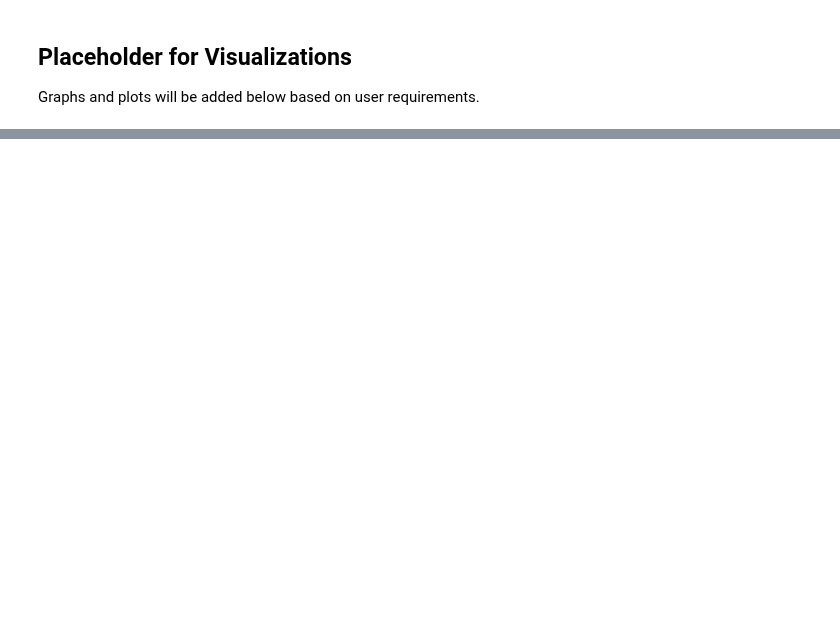
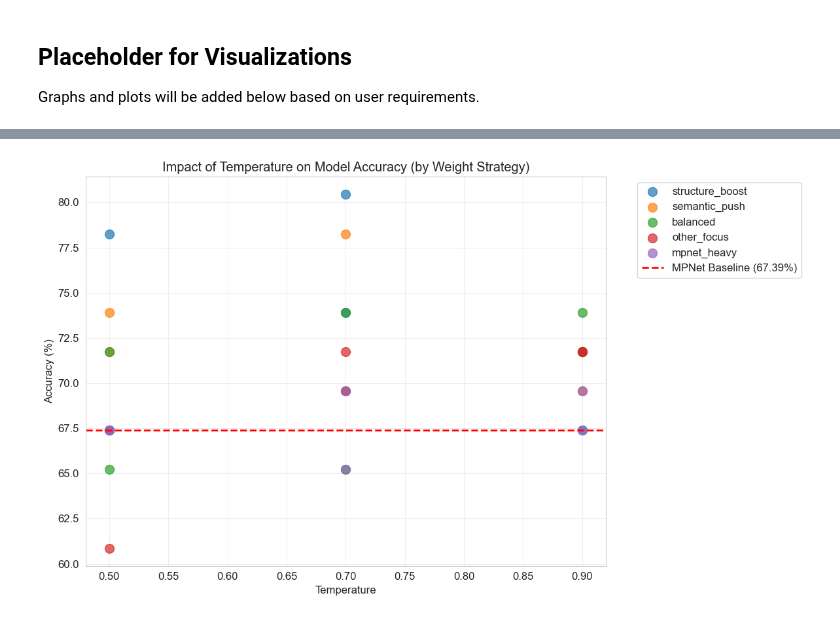
Before and after one commit to xinyuezhang-shirley/cs229FinalProject, a Jupyter notebook: plots.ipynb, the cells around one changed output, grey strips where cells are left out. Cells and saved outputs as stored; diff of their text form; code cells hidden in the pictures; blank space fills up the shorter version.

```diff
--- a/plots.ipynb
+++ b/plots.ipynb
@@ -106,0 +148,35 @@ else:
+# %%
+# ===== PLOT 3: Temperature Impact =====
+if not results_df.empty:
+    fig, ax = plt.subplots(figsize=(12, 7))
+
+    # Get unique weight strategies (from weights 'name' field)
+    results_df['strategy'] = results_df['weights'].apply(lambda w: w.get('name', 'Unknown'))
+    strategies = results_df['strategy'].unique()
+
+    # Color map for strategies
+    colors = plt.cm.tab10(range(len(strategies)))
+    strategy_colors = dict(zip(strategies, colors))
+
+    # Scatter plot with different colors for each strategy
+    for strategy in strategies:
+        strategy_df = results_df[results_df['strategy'] == strategy]
+        ax.scatter(strategy_df['temperature'], strategy_df['triplet_acc'] * 100,
+                  label=strategy, alpha=0.7, s=100, color=strategy_colors[strategy])
+
+    # Add MPNet baseline line
+    ax.axhline(MPNET_BASELINE_ACCURACY * 100, color='red', linestyle='--',
+               linewidth=2, label='MPNet Baseline (67.39%)')
+
+    ax.set_xlabel('Temperature')
+    ax.set_ylabel('Accuracy (%)')
+    ax.set_title('Impact of Temperature on Model Accuracy (by Weight Strategy)')
+    ax.legend(bbox_to_anchor=(1.05, 1), loc='upper left')
+    ax.grid(alpha=0.3)
+    plt.tight_layout()
+    plt.savefig(figures_dir / 'temperature_impact.png', dpi=300, bbox_inches='tight')
+    plt.show()
+else:
+    print("No results to plot. Run grid search first.")
+# %% [output]
+[figure, added]
```
Also changed, not shown: parts of 7 cells of this notebook, 2 other files.
